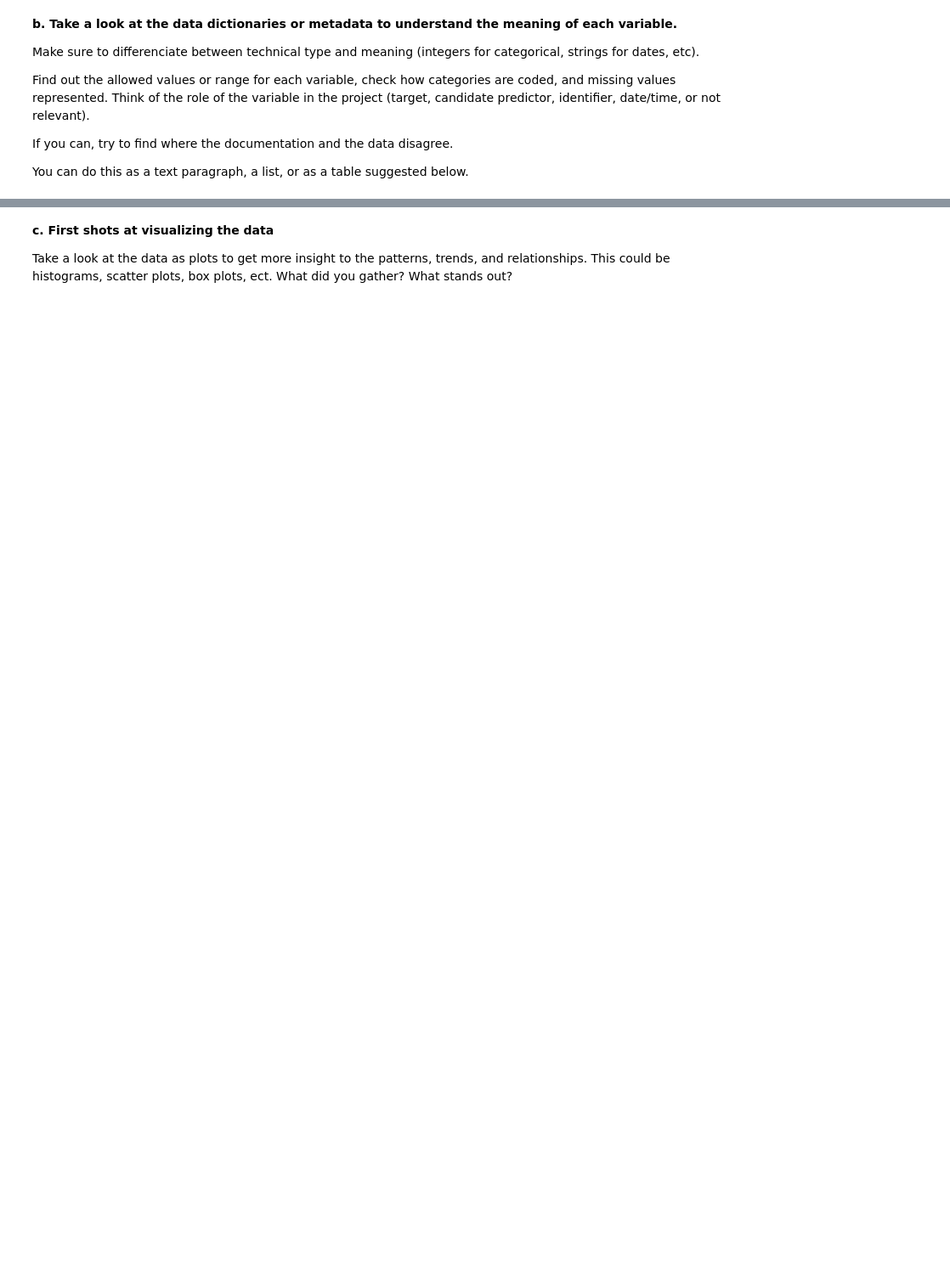
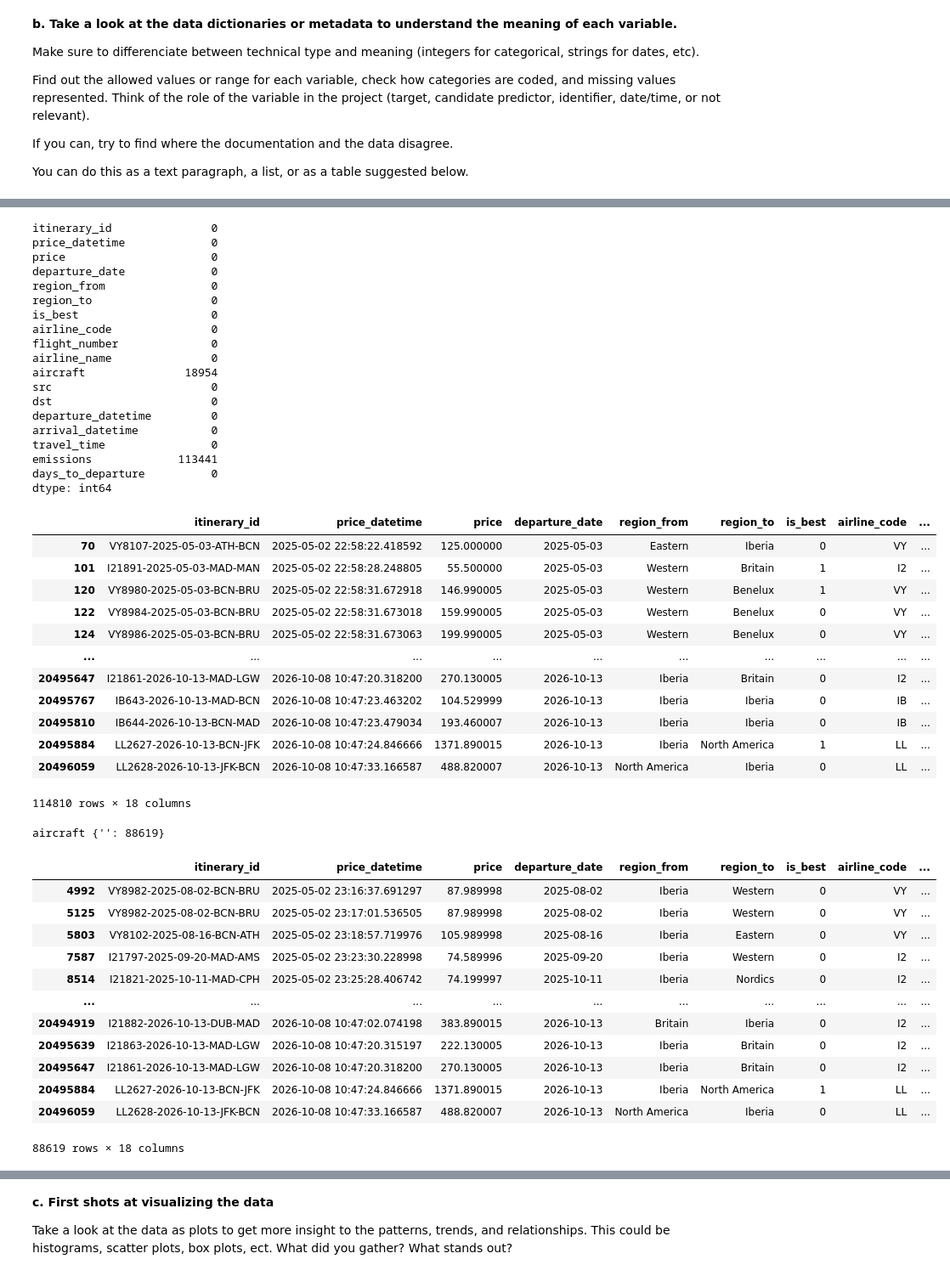
Before and after one commit to NazarZavrinUT/Introduction_to_Data_Science_project, a Jupyter notebook: IDS2026_HW07.ipynb, the cells around one changed output, grey strips where cells are left out. Shown at 85% size. Cells and saved outputs as stored; diff of their text form; code cells hidden in the pictures; blank space fills up the shorter version.

```diff
--- a/IDS2026_HW07.ipynb
+++ b/IDS2026_HW07.ipynb
@@ -141,0 +232,56 @@ You can do this as a text paragraph, a list, or as a table suggested below.
+# %%
+print(data.isna().sum())
+display(data[data.isna().any(axis=1)])
+suspicious_values = ['?', 'NA', 'N/A', 'null', '-', '', ' ', 'unknown', 0, -1]
+for col in data.drop(columns='is_best').columns:
+    counts = data.loc[data[col].isin(suspicious_values), col].value_counts()
+    if not counts.empty:
+        print(col, counts.to_dict())
+data[data.drop(columns='is_best').isin(suspicious_values).any(axis=1)]
+# %% [output]
+itinerary_id               0
+price_datetime             0
+price                      0
+departure_date             0
+region_from                0
+region_to                  0
+is_best                    0
+airline_code               0
+flight_number              0
+airline_name               0
+aircraft               18954
+src                        0
+dst                        0
+departure_datetime         0
+arrival_datetime           0
+travel_time                0
+emissions             113441
+days_to_departure          0
+dtype: int64
+|  | itinerary_id | price_datetime | price | departure_date | region_from | region_to | is_best | airline_code | ... |
+| 70 | VY8107-2025-05-03-ATH-BCN | 2025-05-02 22:58:22.418592 | 125.000000 | 2025-05-03 | Eastern | Iberia | 0 | VY | ... |
+| 101 | I21891-2025-05-03-MAD-MAN | 2025-05-02 22:58:28.248805 | 55.500000 | 2025-05-03 | Western | Britain | 1 | I2 | ... |
+| 120 | VY8980-2025-05-03-BCN-BRU | 2025-05-02 22:58:31.672918 | 146.990005 | 2025-05-03 | Western | Benelux | 1 | VY | ... |
+| 122 | VY8984-2025-05-03-BCN-BRU | 2025-05-02 22:58:31.673018 | 159.990005 | 2025-05-03 | Western | Benelux | 0 | VY | ... |
+| 124 | VY8986-2025-05-03-BCN-BRU | 2025-05-02 22:58:31.673063 | 199.990005 | 2025-05-03 | Western | Benelux | 0 | VY | ... |
+| ... | ... | ... | ... | ... | ... | ... | ... | ... | ... |
+| 20495647 | I21861-2026-10-13-MAD-LGW | 2026-10-08 10:47:20.318200 | 270.130005 | 2026-10-13 | Iberia | Britain | 0 | I2 | ... |
+| 20495767 | IB643-2026-10-13-MAD-BCN | 2026-10-08 10:47:23.463202 | 104.529999 | 2026-10-13 | Iberia | Iberia | 0 | IB | ... |
+| 20495810 | IB644-2026-10-13-BCN-MAD | 2026-10-08 10:47:23.479034 | 193.460007 | 2026-10-13 | Iberia | Iberia | 0 | IB | ... |
+| 20495884 | LL2627-2026-10-13-BCN-JFK | 2026-10-08 10:47:24.846666 | 1371.890015 | 2026-10-13 | Iberia | North America | 1 | LL | ... |
+| 20496059 | LL2628-2026-10-13-JFK-BCN | 2026-10-08 10:47:33.166587 | 488.820007 | 2026-10-13 | North America | Iberia | 0 | LL | ... |
+114810 rows × 18 columns
+aircraft {'': 88619}
+|  | itinerary_id | price_datetime | price | departure_date | region_from | region_to | is_best | airline_code | ... |
+| 4992 | VY8982-2025-08-02-BCN-BRU | 2025-05-02 23:16:37.691297 | 87.989998 | 2025-08-02 | Iberia | Western | 0 | VY | ... |
+| 5125 | VY8982-2025-08-02-BCN-BRU | 2025-05-02 23:17:01.536505 | 87.989998 | 2025-08-02 | Iberia | Western | 0 | VY | ... |
+| 5803 | VY8102-2025-08-16-BCN-ATH | 2025-05-02 23:18:57.719976 | 105.989998 | 2025-08-16 | Iberia | Eastern | 0 | VY | ... |
+| 7587 | I21797-2025-09-20-MAD-AMS | 2025-05-02 23:23:30.228998 | 74.589996 | 2025-09-20 | Iberia | Western | 0 | I2 | ... |
+| 8514 | I21821-2025-10-11-MAD-CPH | 2025-05-02 23:25:28.406742 | 74.199997 | 2025-10-11 | Iberia | Nordics | 0 | I2 | ... |
+| ... | ... | ... | ... | ... | ... | ... | ... | ... | ... |
+| 20494919 | I21882-2026-10-13-DUB-MAD | 2026-10-08 10:47:02.074198 | 383.890015 | 2026-10-13 | Britain | Iberia | 0 | I2 | ... |
+| 20495639 | I21863-2026-10-13-MAD-LGW | 2026-10-08 10:47:20.315197 | 222.130005 | 2026-10-13 | Iberia | Britain | 0 | I2 | ... |
+| 20495647 | I21861-2026-10-13-MAD-LGW | 2026-10-08 10:47:20.318200 | 270.130005 | 2026-10-13 | Iberia | Britain | 0 | I2 | ... |
+| 20495884 | LL2627-2026-10-13-BCN-JFK | 2026-10-08 10:47:24.846666 | 1371.890015 | 2026-10-13 | Iberia | North America | 1 | LL | ... |
+| 20496059 | LL2628-2026-10-13-JFK-BCN | 2026-10-08 10:47:33.166587 | 488.820007 | 2026-10-13 | North America | Iberia | 0 | LL | ... |
+88619 rows × 18 columns
```
Also changed, not shown: parts of 18 cells of this notebook.
